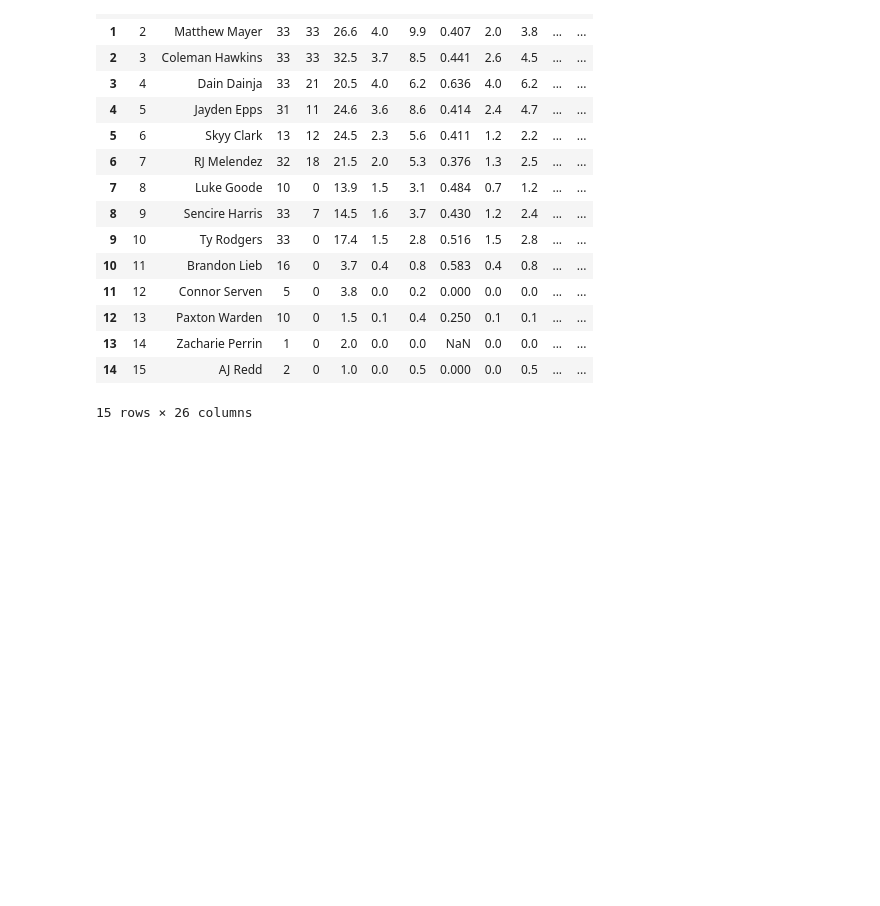
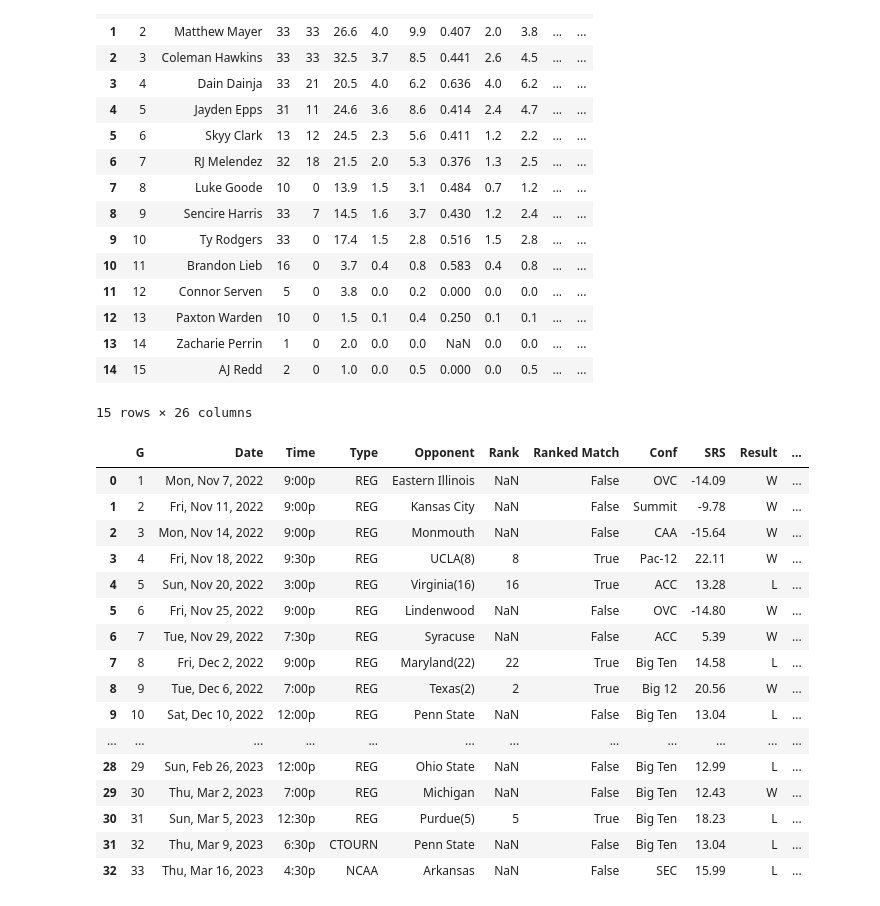
Before and after one commit to isaac-turk/DataDiveFa24, a Jupyter notebook: 2022-2023/22-23-cleaning.ipynb, the cells around one changed output. Cells and saved outputs as stored; diff of their text form; code cells hidden in the pictures; blank space fills up the shorter version.

```diff
--- a/2022-2023/22-23-cleaning.ipynb
+++ b/2022-2023/22-23-cleaning.ipynb
@@ -63,3 +63,32 @@ df_per_game #all values are good as is, potentially look into removing nan value
 | 13 | 14 | Zacharie Perrin | 1 | 0 | 2.0 | 0.0 | 0.0 | NaN | 0.0 | 0.0 | ... | ... |
 | 14 | 15 | AJ Redd | 2 | 0 | 1.0 | 0.0 | 0.5 | 0.000 | 0.0 | 0.5 | ... | ... |
 15 rows × 26 columns
+# %%
+df_resultsc = df_results.drop(['Unnamed: 5'], axis = 1)
+df_resultsc.rename(columns = {'Unnamed: 9' : 'Result'}, inplace = True)
+df_resultsc['Home Game'] = df_resultsc['Arena'] == 'State Farm Center'
+df_resultsc = df_resultsc.drop(columns = 'Arena')
+df_resultsc['Streak'] = df_resultsc['Streak'].str.split().str[-1].astype(int)
+df_resultsc.insert(5, 'Ranked Match', None)
+df_resultsc.insert(5, 'Rank', None)
+df_resultsc['Rank'] = df_resultsc['Opponent'].str.extract(r'\((\d+)\)')
+df_resultsc['Ranked Match'] = df_resultsc['Rank'].notna()
+df_resultsc
+# %% [output]
+|  | G | Date | Time | Type | Opponent | Rank | Ranked Match | Conf | SRS | Result | ... |
+| 0 | 1 | Mon, Nov 7, 2022 | 9:00p | REG | Eastern Illinois | NaN | False | OVC | -14.09 | W | ... |
+| 1 | 2 | Fri, Nov 11, 2022 | 9:00p | REG | Kansas City | NaN | False | Summit | -9.78 | W | ... |
+| 2 | 3 | Mon, Nov 14, 2022 | 9:00p | REG | Monmouth | NaN | False | CAA | -15.64 | W | ... |
+| 3 | 4 | Fri, Nov 18, 2022 | 9:30p | REG | UCLA(8) | 8 | True | Pac-12 | 22.11 | W | ... |
+| 4 | 5 | Sun, Nov 20, 2022 | 3:00p | REG | Virginia(16) | 16 | True | ACC | 13.28 | L | ... |
+| 5 | 6 | Fri, Nov 25, 2022 | 9:00p | REG | Lindenwood | NaN | False | OVC | -14.80 | W | ... |
+| 6 | 7 | Tue, Nov 29, 2022 | 7:30p | REG | Syracuse | NaN | False | ACC | 5.39 | W | ... |
+| 7 | 8 | Fri, Dec 2, 2022 | 9:00p | REG | Maryland(22) | 22 | True | Big Ten | 14.58 | L | ... |
+| 8 | 9 | Tue, Dec 6, 2022 | 7:00p | REG | Texas(2) | 2 | True | Big 12 | 20.56 | W | ... |
+| 9 | 10 | Sat, Dec 10, 2022 | 12:00p | REG | Penn State | NaN | False | Big Ten | 13.04 | L | ... |
+| ... | ... | ... | ... | ... | ... | ... | ... | ... | ... | ... | ... |
+| 28 | 29 | Sun, Feb 26, 2023 | 12:00p | REG | Ohio State | NaN | False | Big Ten | 12.99 | L | ... |
+| 29 | 30 | Thu, Mar 2, 2023 | 7:00p | REG | Michigan | NaN | False | Big Ten | 12.43 | W | ... |
+| 30 | 31 | Sun, Mar 5, 2023 | 12:30p | REG | Purdue(5) | 5 | True | Big Ten | 18.23 | L | ... |
+| 31 | 32 | Thu, Mar 9, 2023 | 6:30p | CTOURN | Penn State | NaN | False | Big Ten | 13.04 | L | ... |
+| 32 | 33 | Thu, Mar 16, 2023 | 4:30p | NCAA | Arkansas | NaN | False | SEC | 15.99 | L | ... |
```
Also changed, not shown: parts of 2 cells of this notebook.
